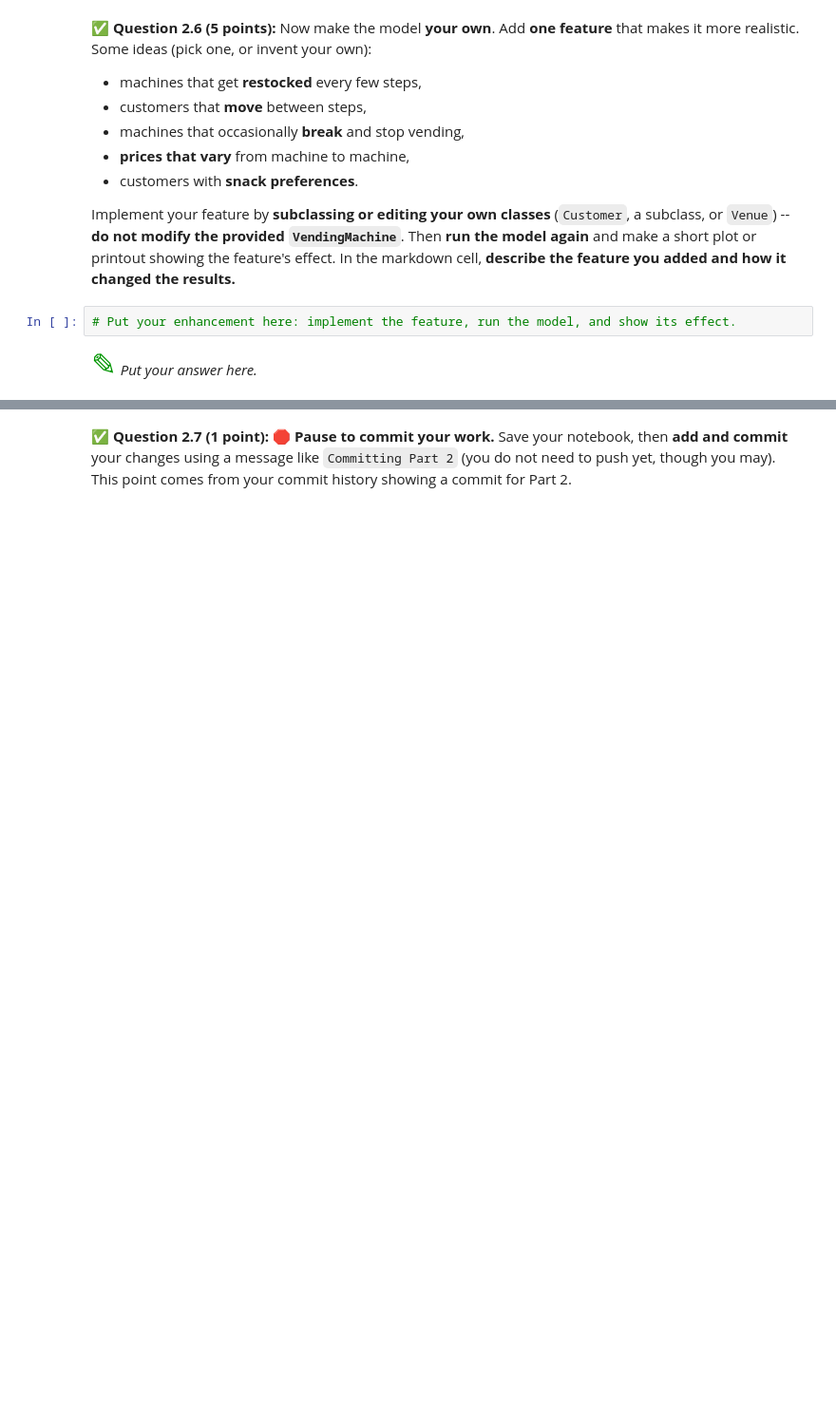
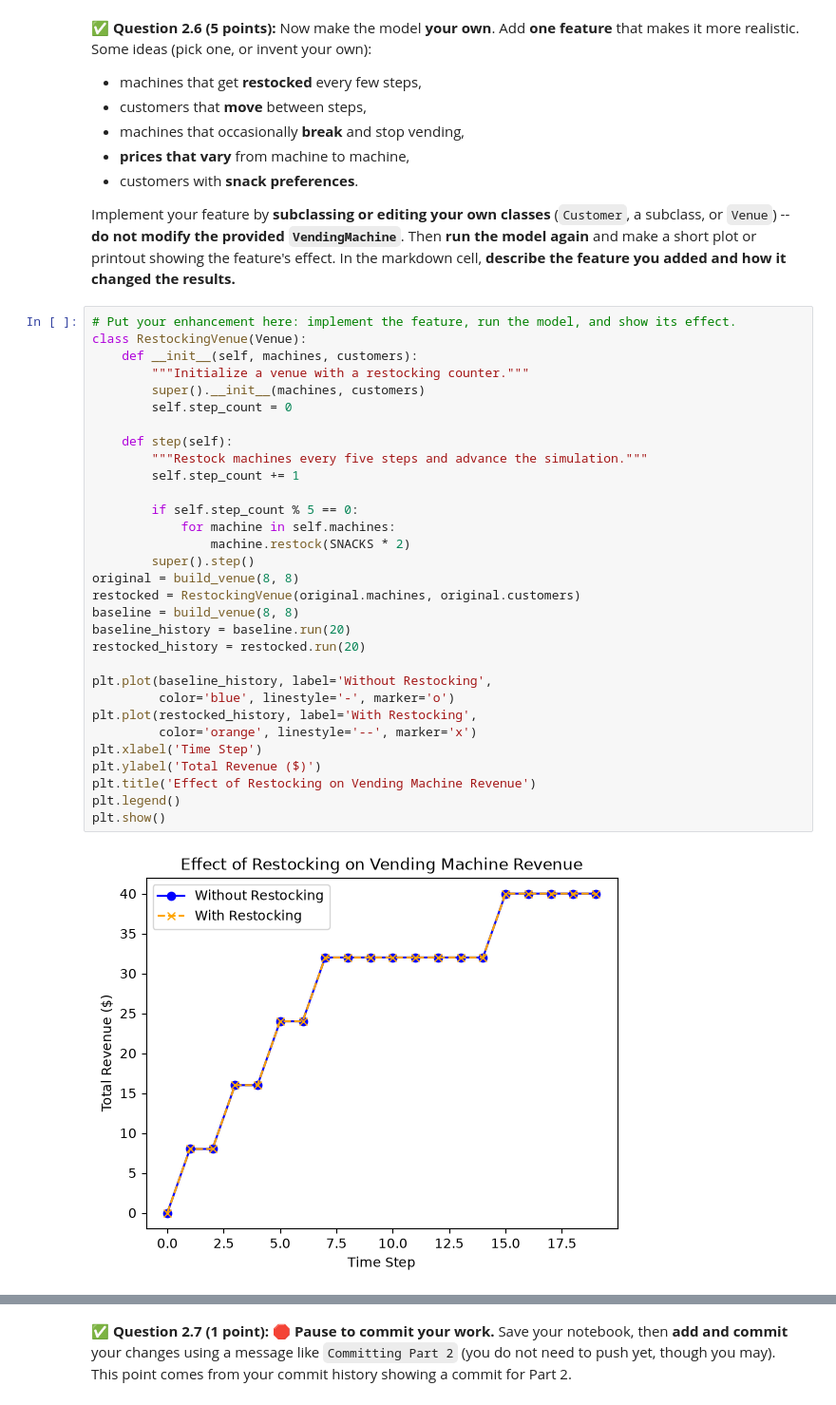
Before and after one commit to Dhruti0207-B/CMSE202-f26-turnin, a Jupyter notebook: hw-02/HW02-ABMandGraphTheory-STUDENT.ipynb, the cells around one changed output, grey strips where cells are left out. Shown at 95% size. Saved outputs shown, nothing was run; the diff lists cells and outputs as text; blank space fills up the shorter version.

```diff
--- a/hw-02/HW02-ABMandGraphTheory-STUDENT.ipynb
+++ b/hw-02/HW02-ABMandGraphTheory-STUDENT.ipynb
@@ -376,7 +443,36 @@ Implement your feature by **subclassing or editing your own classes** (`Customer
 `Venue`) -- **do not modify the provided `VendingMachine`**. Then **run the model again** and make a short
 plot or printout showing the feature's effect. In the markdown cell, **describe the feature you added and
 how it changed the results.**
-# %%
-# Put your enhancement here: implement the feature, run the model, and show its effect.
-# %% [markdown]
-<font size=6 color="#009600">&#9998;</font> *Put your answer here.*
+# %%
+# Put your enhancement here: implement the feature, run the model, and show its effect.
+class RestockingVenue(Venue):
+    def __init__(self, machines, customers):
+        """Initialize a venue with a restocking counter."""
+        super().__init__(machines, customers)
+        self.step_count = 0
+
+    def step(self):
+        """Restock machines every five steps and advance the simulation."""
+        self.step_count += 1
+
+        if self.step_count % 5 == 0:
+            for machine in self.machines:
+                machine.restock(SNACKS * 2)
+        super().step()
+original = build_venue(8, 8)
+restocked = RestockingVenue(original.machines, original.customers)
+baseline = build_venue(8, 8)
+baseline_history = baseline.run(20)
+restocked_history = restocked.run(20)
+
+plt.plot(baseline_history, label='Without Restocking',
+         color='blue', linestyle='-', marker='o')
+plt.plot(restocked_history, label='With Restocking',
+         color='orange', linestyle='--', marker='x')
+plt.xlabel('Time Step')
+plt.ylabel('Total Revenue ($)')
+plt.title('Effect of Restocking on Vending Machine Revenue')
+plt.legend()
+plt.show()
+# %% [output]
+[figure, added]
```
Also changed, not shown: parts of 14 cells of this notebook.
